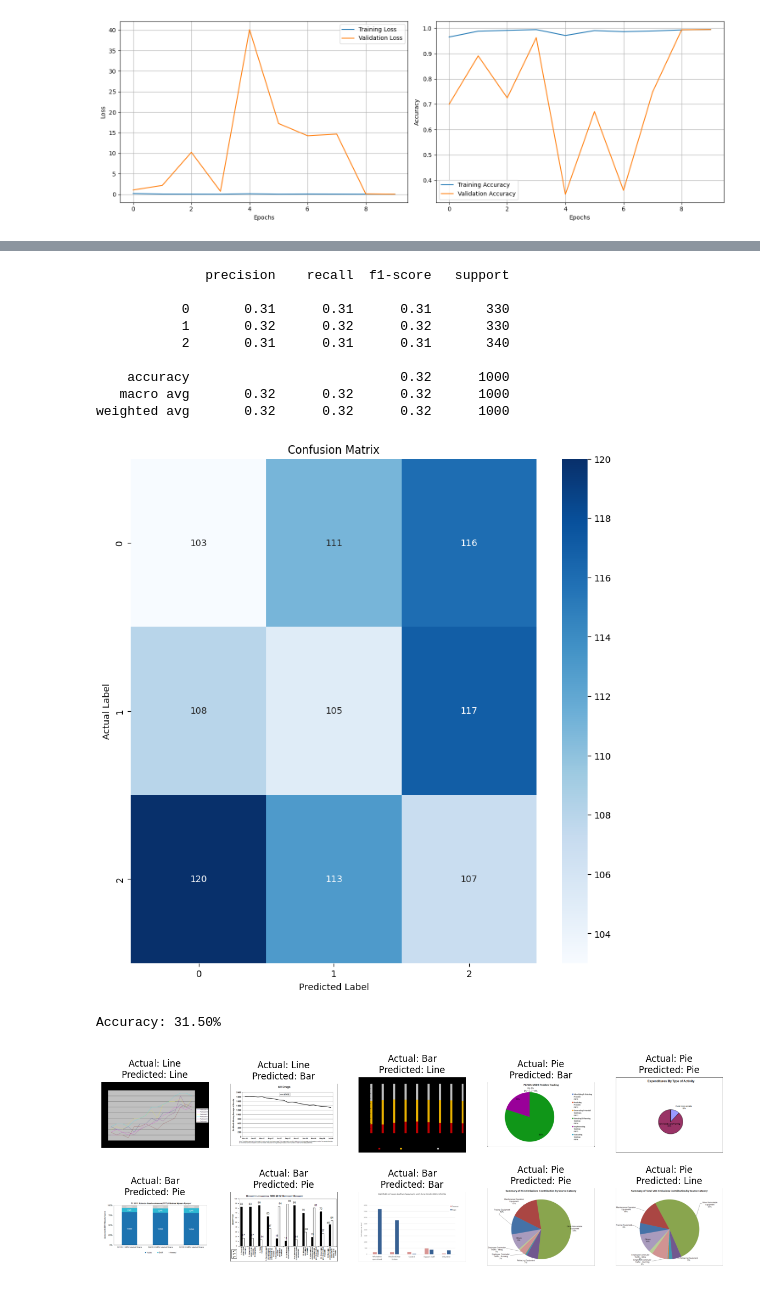
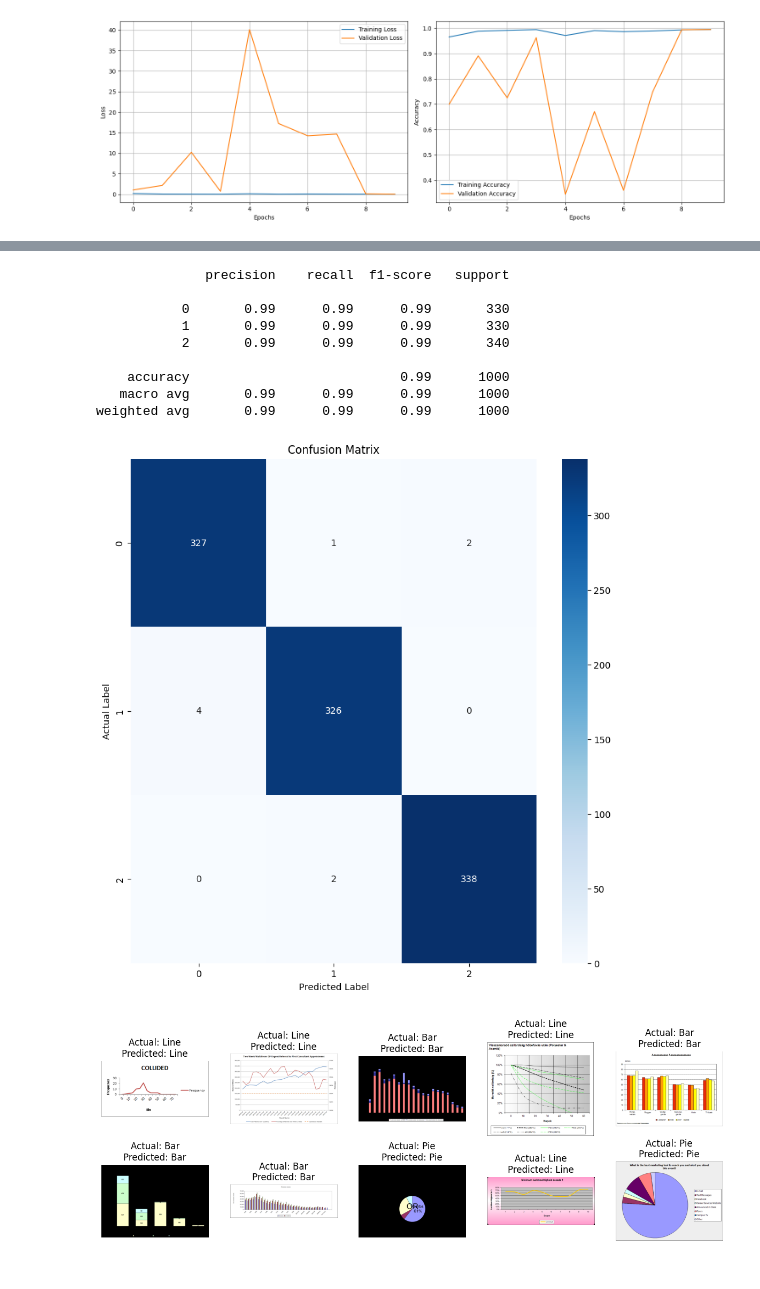
Before and after one commit to thangthewinner/ChartInsight, a Jupyter notebook: model/classification/mobilenetv2.ipynb, the cells around one changed output, grey strips where cells are left out. Saved outputs shown, nothing was run; the diff lists cells and outputs as text; code cells hidden in the pictures.

```diff
--- a/model/classification/mobilenetv2.ipynb
+++ b/model/classification/mobilenetv2.ipynb
@@ -97,7 +107,8 @@ test_generator = datagen.flow_from_dataframe(
     y_col='data_type',
     target_size=(224, 224),
     batch_size=BATCH_SIZE,
-    class_mode='categorical'
+    class_mode='categorical',
+    shuffle=False
 )
 # %% [output]
 Found 20000 validated image filenames belonging to 3 classes.
@@ -262,46 +277,44 @@ Model evaluate results:
-# %%
-
-print(classification_report(actual_chart_type, predicted_chart_type))
-# %% [output]
-              precision    recall  f1-score   support
-
-           0       0.31      0.31      0.31       330
-           1       0.32      0.32      0.32       330
-           2       0.31      0.31      0.31       340
-
-    accuracy                           0.32      1000
-   macro avg       0.32      0.32      0.32      1000
-weighted avg       0.32      0.32      0.32      1000
+# %%
+# Classification report
+from sklearn.metrics import classification_report
+
+print(classification_report(true_labels, pred_labels))
+# %% [output]
+              precision    recall  f1-score   support
+
+           0       0.99      0.99      0.99       330
+           1       0.99      0.99      0.99       330
+           2       0.99      0.99      0.99       340
+
+    accuracy                           0.99      1000
+   macro avg       0.99      0.99      0.99      1000
+weighted avg       0.99      0.99      0.99      1000
 # %%
 plt.figure(figsize=(10, 10))
-sns.heatmap(confusion_matrix(actual_chart_type, predicted_chart_type), annot=True, fmt='d', cmap='Blues')
-
+cm = confusion_matrix(true_labels, pred_labels)
+sns.heatmap(cm, annot=True, fmt='d', cmap='Blues')
 plt.xlabel('Predicted Label')
 plt.ylabel('Actual Label')
 plt.title('Confusion Matrix')
 plt.show()
 # %% [output]
-[figure, old version]
+[figure, new version]
-# %%
-print(f"Accuracy: {accuracy_score(actual_chart_type, predicted_chart_type) * 100:.2f}%")
-# %% [output]
-Accuracy: 31.50%
 # %%
 # Show 10 random images with their predicted and actual chart type
 fig, axes = plt.subplots(2, 5, figsize=(15, 5))
 axes = axes.ravel()
 
 for i, ax in enumerate(axes):
     idx = np.random.randint(0, len(test_annotations_df))
     img_path = os.path.join(cls_test_images, test_annotations_df.iloc[idx]['file_name'])
     img = cv2.imread(img_path)
     img = cv2.cvtColor(img, cv2.COLOR_BGR2RGB)
     ax.imshow(img)
 
     chart_type = test_annotations_df.iloc[idx]['data_type']
-    predicted = predicted_chart_type[idx]
+    predicted = pred_labels[idx]
 
     ax.set_title(f"Actual: {CHARTS[int(chart_type)]}\nPredicted: {CHARTS[predicted]}")
     ax.axis('off')
 # %% [output]
-[figure, old version]
+[figure, new version]
```
Also changed, not shown: parts of 5 cells of this notebook.
